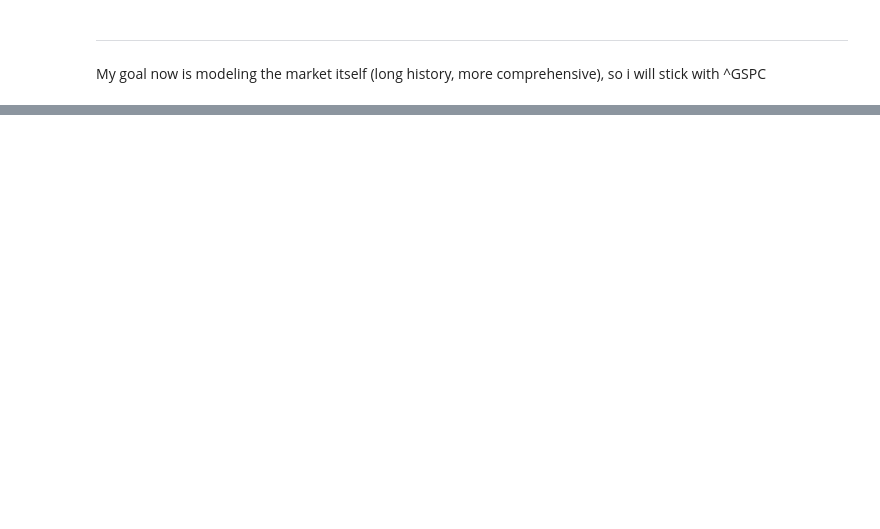
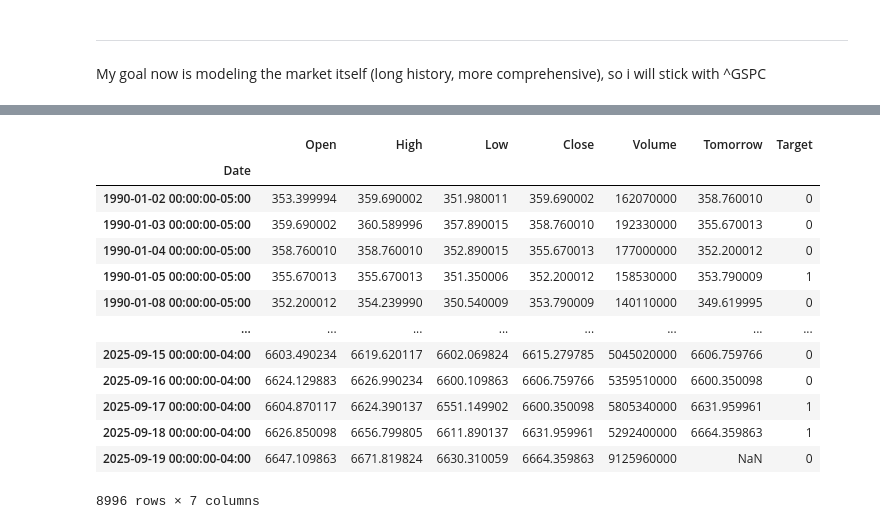
Before and after one commit to etay-atar/machine_learning, a Jupyter notebook: Predict_SandP500_Price.ipynb, the cells around one changed output, grey strips where cells are left out. Cells and saved outputs as stored; diff of their text form; code cells hidden in the pictures; blank space fills up the shorter version.

```diff
--- a/Predict_SandP500_Price.ipynb
+++ b/Predict_SandP500_Price.ipynb
@@ -142,0 +240,20 @@ My goal now is modeling the market itself (long history, more comprehensive), so
+# %%
+#Remove all market data that came before 1990
+sp500 = sp500.loc["1990-01-01":].copy()
+# %%
+sp500
+# %% [output]
+|  | Open | High | Low | Close | Volume | Tomorrow | Target |
+| Date |  |  |  |  |  |  |  |
+| 1990-01-02 00:00:00-05:00 | 353.399994 | 359.690002 | 351.980011 | 359.690002 | 162070000 | 358.760010 | 0 |
+| 1990-01-03 00:00:00-05:00 | 359.690002 | 360.589996 | 357.890015 | 358.760010 | 192330000 | 355.670013 | 0 |
+| 1990-01-04 00:00:00-05:00 | 358.760010 | 358.760010 | 352.890015 | 355.670013 | 177000000 | 352.200012 | 0 |
+| 1990-01-05 00:00:00-05:00 | 355.670013 | 355.670013 | 351.350006 | 352.200012 | 158530000 | 353.790009 | 1 |
+| 1990-01-08 00:00:00-05:00 | 352.200012 | 354.239990 | 350.540009 | 353.790009 | 140110000 | 349.619995 | 0 |
+| ... | ... | ... | ... | ... | ... | ... | ... |
+| 2025-09-15 00:00:00-04:00 | 6603.490234 | 6619.620117 | 6602.069824 | 6615.279785 | 5045020000 | 6606.759766 | 0 |
+| 2025-09-16 00:00:00-04:00 | 6624.129883 | 6626.990234 | 6600.109863 | 6606.759766 | 5359510000 | 6600.350098 | 0 |
+| 2025-09-17 00:00:00-04:00 | 6604.870117 | 6624.390137 | 6551.149902 | 6600.350098 | 5805340000 | 6631.959961 | 1 |
+| 2025-09-18 00:00:00-04:00 | 6626.850098 | 6656.799805 | 6611.890137 | 6631.959961 | 5292400000 | 6664.359863 | 1 |
+| 2025-09-19 00:00:00-04:00 | 6647.109863 | 6671.819824 | 6630.310059 | 6664.359863 | 9125960000 | NaN | 0 |
+8996 rows × 7 columns
```
Also changed, not shown: parts of 21 cells of this notebook.
